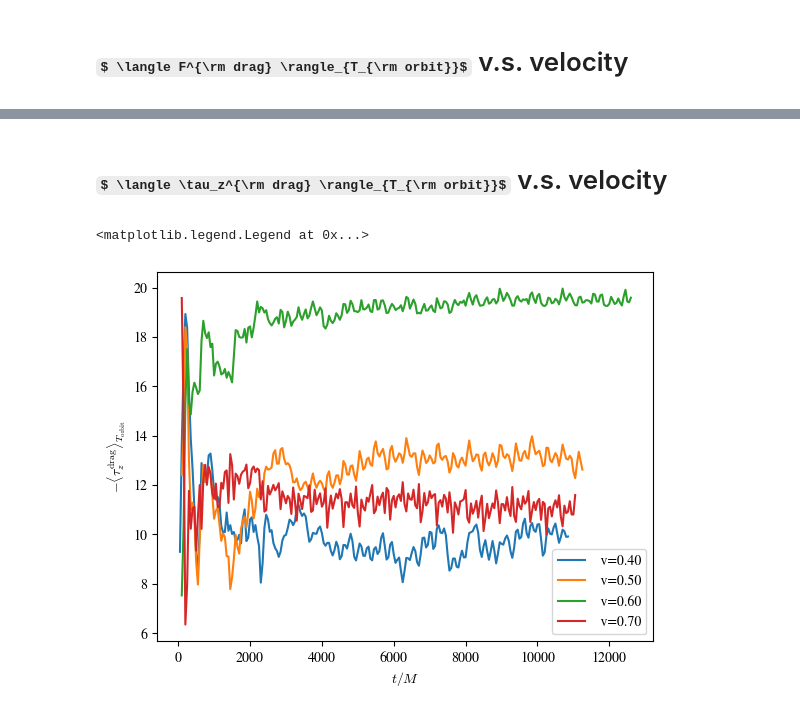
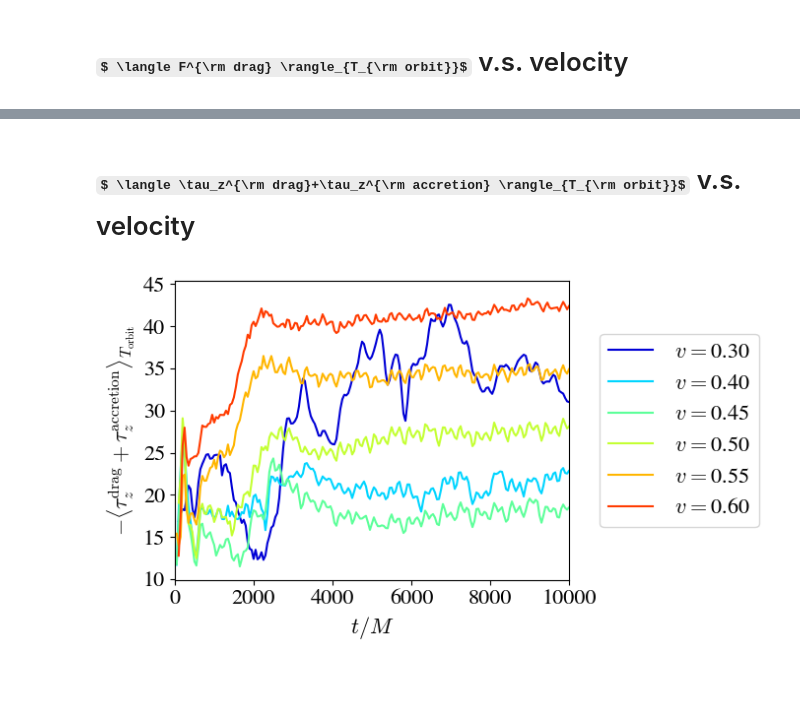
Before and after one commit to XinShuo-ph/plot_scripts, a Jupyter notebook: plot_cleanup_tuned_damping.ipynb, the cells around one changed output, grey strips where cells are left out. Cells and saved outputs as stored; diff of their text form; code cells hidden in the pictures; some formulas as TeX source; blank space fills up the shorter version.

```diff
--- a/plot_cleanup_tuned_damping.ipynb
+++ b/plot_cleanup_tuned_damping.ipynb
@@ -219,16 +785,24 @@ plt.legend()
 # %% [markdown]
-# $ \langle \tau_z^{\rm drag} \rangle_{T_{\rm orbit}}$ v.s. velocity
+# $ \langle \tau_z^{\rm drag}+\tau_z^{\rm accretion} \rangle_{T_{\rm orbit}}$ v.s. velocity
 # %%
 simnames = [
-    # (0.3, '20250622_tune_damping_n256_v03'),
+    (0.3, '20250622_tune_damping_n256_v03'),
+    # (0.35, '20250626_n256_v035'),
     (0.4, '20250622_tune_damping_n256_v04'),
+    (0.45, '20250623_tune_damping_n256_v045'),
     (0.5, '20250620_tune_damping_n256_1'),
-    (0.6, '20250621_tune_damping_n256_v06'),
-    (0.7, '20250622_tune_damping_n256_v07')
+    (0.55, '20250623_tune_damping_n256_v055'),
+    (0.6, '20250621_tune_damping_n256_v06')
+    # ,    (0.7, '20250622_tune_damping_n256_v07')
 ]
 
 outR=320.0
 excise_factor = 1.5
+
+average_rho_after = 5000
+
+surface_factor_bbh =  1.0/np.pi
+volume_factor_bbh = 1.2
 
 
 
@@ -243,41 +817,59 @@ binary_omega = - 0.002657634562418009 * 2.71811
 
 T_orbit = np.abs(2*np.pi/binary_omega)
 
 basedir = "/pscratch/sd/x/xinshuo/runGReX/"
 plotdir = "/pscratch/sd/x/xinshuo/plotGReX/"
-rundir = basedir + simname +"/"
 
 
-plt.figure()
+plt.figure().set_size_inches(7, 4)
+# Create a colormap based on velocity values
+velocities = [v for v, _ in simnames]
+cmap = plt.cm.jet
+norm = plt.Normalize(min(velocities)*0.9, max(velocities)*1.1)
 for wave_vel, simname in simnames:
     results = np.load(plotdir+f"{simname}_2d_integrals_outR{outR}_excise{excise_factor}_psipow2.0_parallel.npy")
 
     # remove the first data points
     results = results[1:]
 
     results_sur = np.load(plotdir+f"{simname}_2d_integrals_surface_outR{outR}_excise{excise_factor}_psipow-2.0_psipow_surface_correction-2.0_parallel.npy")
     results_sur = results_sur[1:]
 
     dt = results[1,0] - results[0,0]
 
     # do a smoothed plot of results[:,1] over a window of T_orbit
     window_size = int(T_orbit/dt)
 
-    valid_smoothed_torque = np.convolve(results[:,7], np.ones(window_size)/window_size, mode='valid')
-    smoothed_torque = np.zeros_like(results[:,7])
+    valid_smoothed_torque = np.convolve(results[:,7]*volume_factor_bbh - (results_sur[:,12] + results_sur[:,13])*surface_factor_bbh, np.ones(window_size)/window_size, mode='valid')
+    smoothed_torque = np.zeros_like(results[:,0])
     smoothed_torque[window_size-1:window_size-1+len(valid_smoothed_torque)] = valid_smoothed_torque
     # handle the left boundary
     for i in range(window_size-1):
         curr_window = i + 1
-        smoothed_torque[i] = np.sum(results[:curr_window,7]) / curr_window
+        smoothed_torque[i] = np.sum(results[:curr_window,7]*volume_factor_bbh - (results_sur[:curr_window,12] + results_sur[:curr_window,13])*surface_factor_bbh) / curr_window
 
 
-    plt.plot(results[:,0], -smoothed_torque/results_sur[:,10], label=' v=%.2f'%wave_vel)
+    # Calculate normalized drag
+
+    # normalize by mean density
+    avgrho = np.mean(results_sur[:,10][results_sur[:,0]>average_rho_after])
+    normalized_torque = -smoothed_torque/avgrho
+
+    # # normalize by density at different times
+    # normalized_torque = -smoothed_torque/results_sur[:,10]
+
+    color = cmap(norm(wave_vel))
+    plt.plot(results[:,0], normalized_torque, label=f' $v=${wave_vel:.2f}', color=color)
 
 # plt.ylim(0.003,0.008)
-plt.ylabel('$-\\langle \\tau_z^{\mathrm{drag}} \\rangle_{T_{\mathrm{orbit}}}$')
-plt.xlabel('$t/M$')
-plt.legend()
+plt.xlim(0,10000)
+plt.ylabel('$-\\langle \\tau_z^{\mathrm{drag}} + \\tau_z^{\mathrm{accretion}} \\rangle_{T_{\mathrm{orbit}}}$', fontsize=16)
+plt.xlabel('$t/M$', fontsize=16)
+plt.legend(fontsize=16, bbox_to_anchor=(1.05, 0.5), loc='center left')
+plt.xticks(fontsize=16)
+plt.yticks(fontsize=16)
+plt.tight_layout()
+
+plt.savefig('torque_vel.pdf', bbox_inches='tight')
 # %% [output]
-<matplotlib.legend.Legend at 0x...>
-[figure, old version]
+[figure, new version]
```
Also changed, not shown: parts of 16 cells of this notebook, 15 other files.
